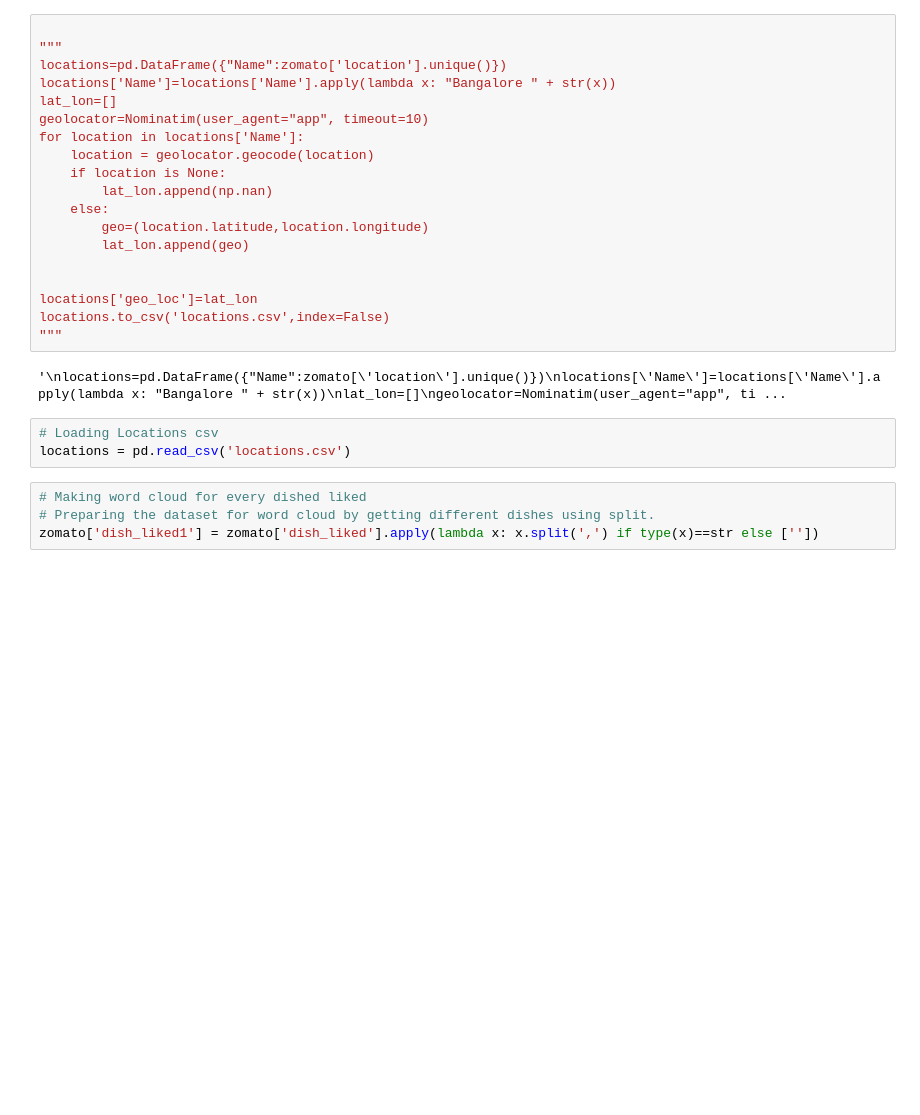
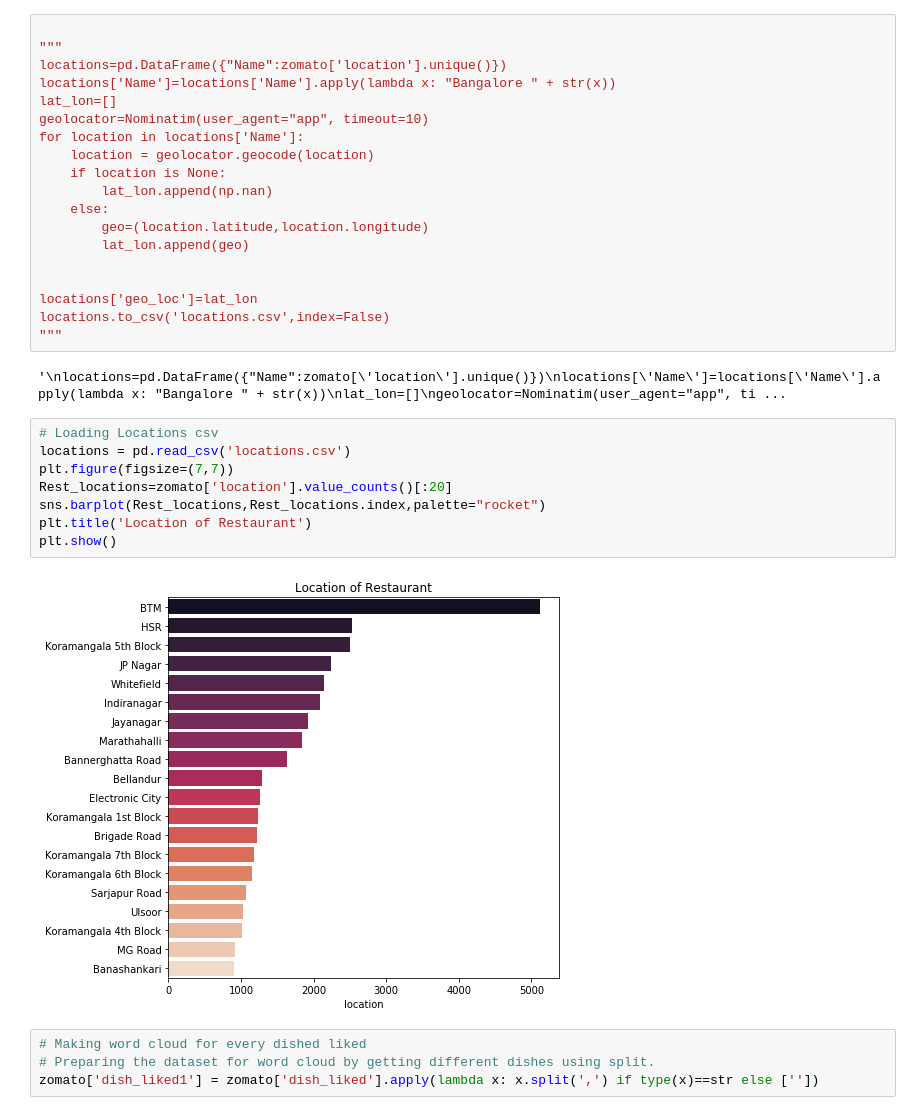
Before and after one commit to robinsaheb/ResturantReviews, a Jupyter notebook: Zomato Notebook.ipynb, the cells around one changed output. Cells and saved outputs as stored; diff of their text form; blank space fills up the shorter version.

```diff
--- a/Zomato Notebook.ipynb
+++ b/Zomato Notebook.ipynb
@@ -148,9 +148,16 @@ locations.to_csv('locations.csv',index=False)
 """
 # %% [output]
 '\nlocations=pd.DataFrame({"Name":zomato[\'location\'].unique()})\nlocations[\'Name\']=locations[\'Name\'].apply(lambda x: "Bangalore " + str(x))\nlat_lon=[]\ngeolocator=Nominatim(user_agent="app", ti ...
-# %%
-# Loading Locations csv
-locations = pd.read_csv('locations.csv')
+# %%
+# Loading Locations csv
+locations = pd.read_csv('locations.csv')
+plt.figure(figsize=(7,7))
+Rest_locations=zomato['location'].value_counts()[:20]
+sns.barplot(Rest_locations,Rest_locations.index,palette="rocket")
+plt.title('Location of Restaurant')
+plt.show()
+# %% [output]
+[figure, added]
 # %%
 # Making word cloud for every dished liked
 # Preparing the dataset for word cloud by getting different dishes using split.
```
Also changed, not shown: parts of 5 cells of this notebook.
